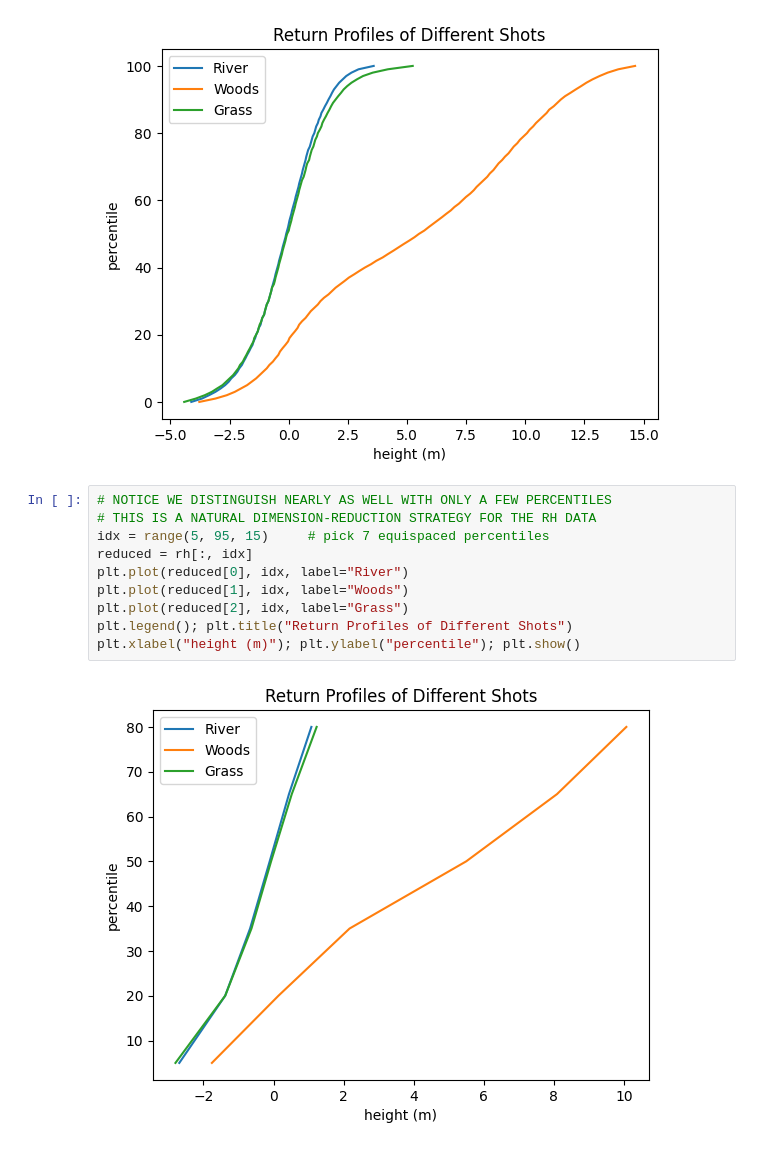
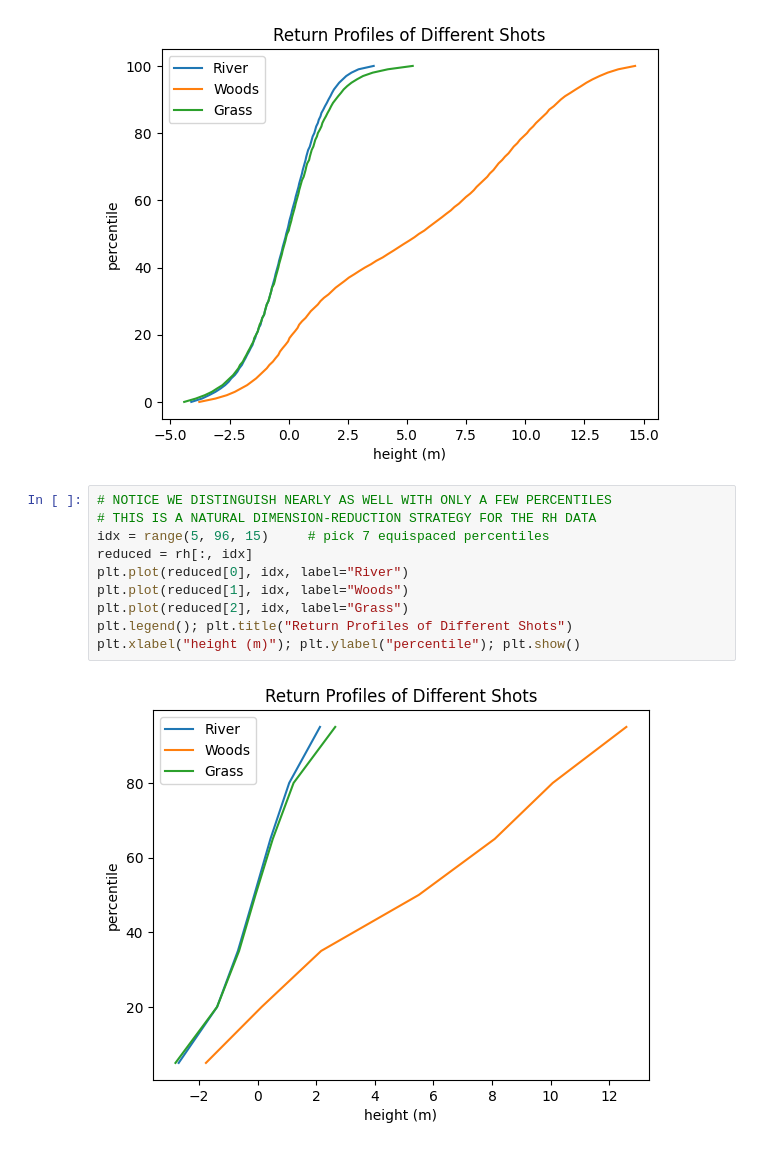
Before and after one commit to fcseidl/erdos-gedi, a Jupyter notebook: rhClusters.ipynb, the cells around one changed output. Drawn from its saved outputs; the diff is of its cells as text.

```diff
--- a/rhClusters.ipynb
+++ b/rhClusters.ipynb
@@ -71,15 +51,15 @@ plt.xlabel("height (m)"); plt.ylabel("percentile"); plt.show()
 # %%
 # NOTICE WE DISTINGUISH NEARLY AS WELL WITH ONLY A FEW PERCENTILES
 # THIS IS A NATURAL DIMENSION-REDUCTION STRATEGY FOR THE RH DATA
-idx = range(5, 95, 15)     # pick 7 equispaced percentiles
+idx = range(5, 96, 15)     # pick 7 equispaced percentiles
 reduced = rh[:, idx]
 plt.plot(reduced[0], idx, label="River")
 plt.plot(reduced[1], idx, label="Woods")
 plt.plot(reduced[2], idx, label="Grass")
 plt.legend(); plt.title("Return Profiles of Different Shots")
 plt.xlabel("height (m)"); plt.ylabel("percentile"); plt.show()
 # %% [output]
-[figure, old version]
+[figure, new version]
 # %%
 # CLUSTER THE REDUCED DATASET
 kmeans = KMeans(n_clusters=2)
```
Also changed, not shown: parts of 5 cells of this notebook, 7 other files.
